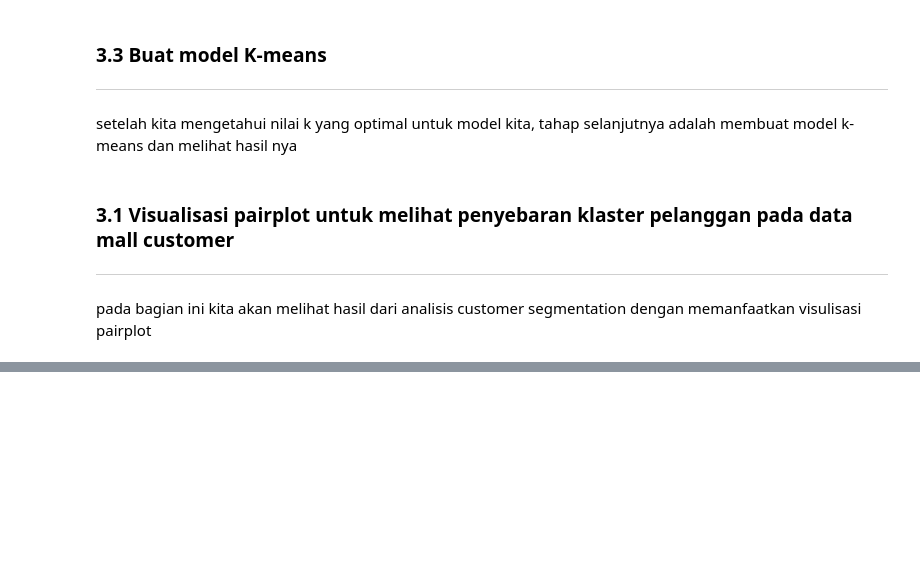
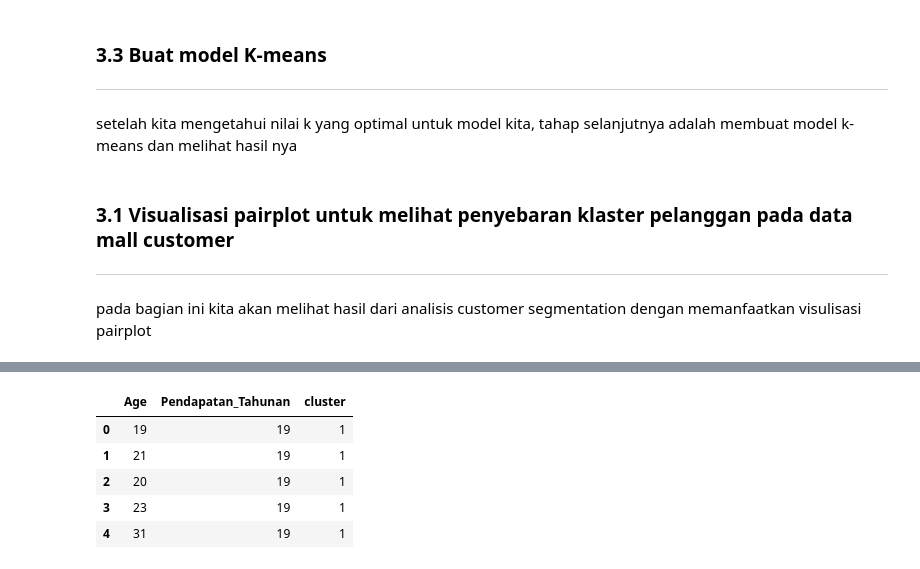
Before and after one commit to BlackBox-Ops/ML-Customer-Segmentation, a Jupyter notebook: notebooks/analisis_eda.ipynb, the cells around one changed output, grey strips where cells are left out. Saved outputs shown, nothing was run; the diff lists cells and outputs as text; code cells hidden in the pictures; blank space fills up the shorter version.

```diff
--- a/notebooks/analisis_eda.ipynb
+++ b/notebooks/analisis_eda.ipynb
@@ -1527,0 +1552,16 @@ for cluster in sorted(df['klaster'].unique()):
+# %%
+customer = df.iloc[:, [2,3]]
+customer_x = np.array(customer)
+
+Kmeans = KMeans(n_clusters= 4, init='k-means++', n_init= 1, random_state=10)
+Kmeans.fit(customer_x)
+
+customer['cluster'] = Kmeans.labels_
+customer.head()
+# %% [output]
+|  | Age | Pendapatan_Tahunan | cluster |
+| 0 | 19 | 19 | 1 |
+| 1 | 21 | 19 | 1 |
+| 2 | 20 | 19 | 1 |
+| 3 | 23 | 19 | 1 |
+| 4 | 31 | 19 | 1 |
```
Also changed, not shown: parts of 15 cells of this notebook.
